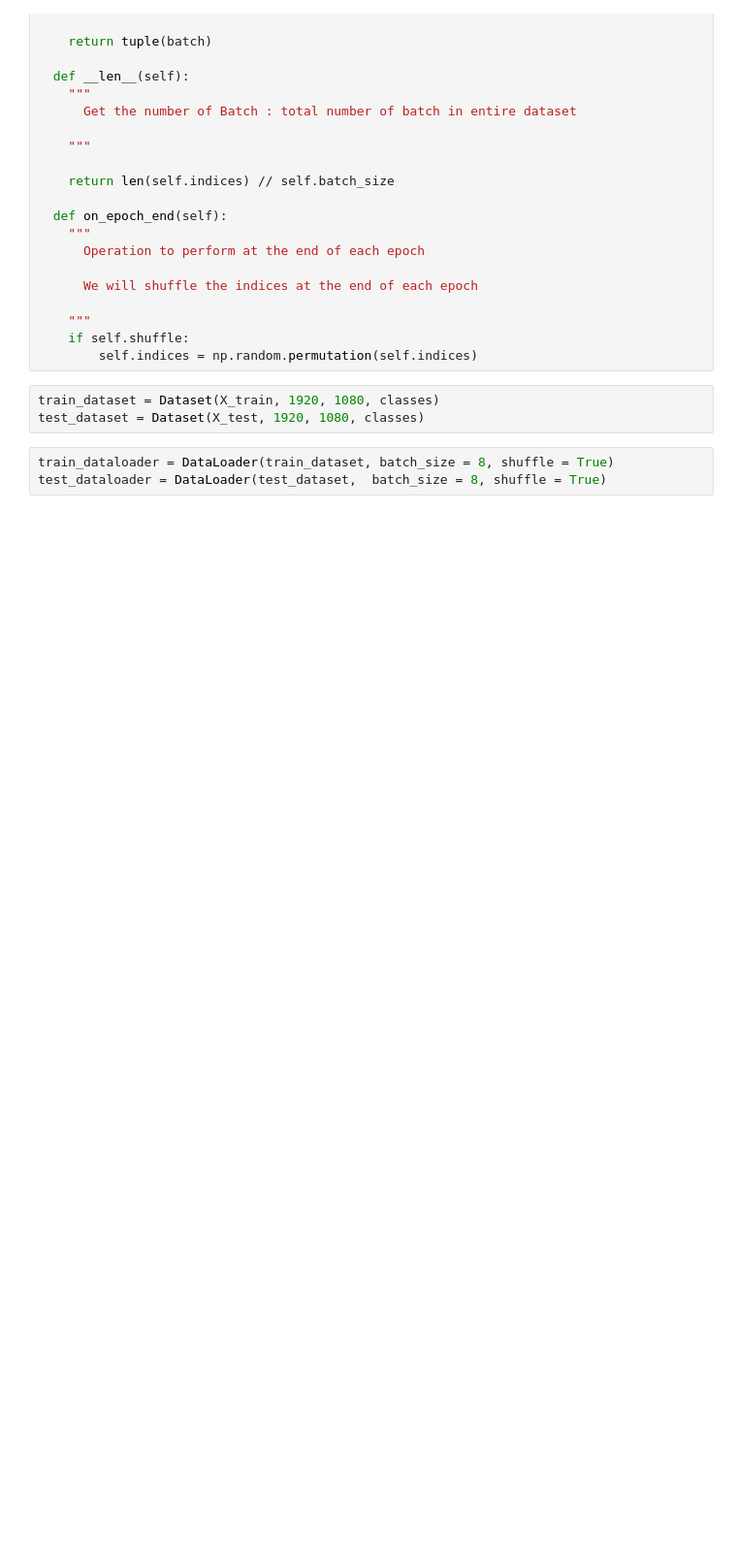
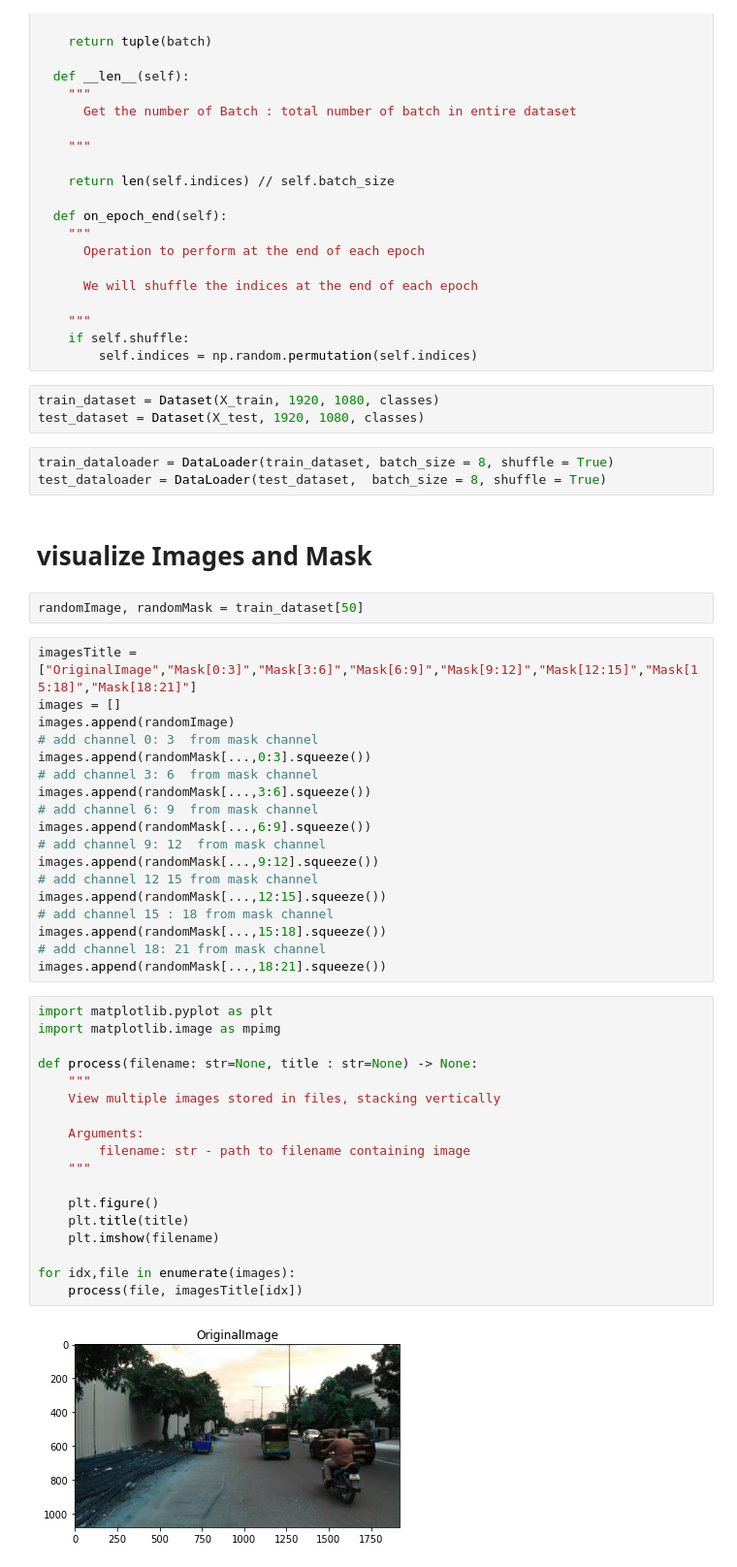
Before and after one commit to cr21/ImageSegmentation, a Jupyter notebook: U_Net.ipynb, the cells around one changed output. Shown: that part at 97% size. Drawn from its saved outputs; the diff is of its cells as text; blank space fills up the shorter version.

Commit message:
Pre processing of Dataset done

```diff
--- a/U_Net.ipynb
+++ b/U_Net.ipynb
@@ -238,3 +238,45 @@ test_dataset = Dataset(X_test, 1920, 1080, classes)
 # %%
 train_dataloader = DataLoader(train_dataset, batch_size = 8, shuffle = True)
 test_dataloader = DataLoader(test_dataset,  batch_size = 8, shuffle = True)
+# %% [markdown]
+# visualize  Images and Mask
+# %%
+randomImage, randomMask = train_dataset[50]
+# %%
+imagesTitle = ["OriginalImage","Mask[0:3]","Mask[3:6]","Mask[6:9]","Mask[9:12]","Mask[12:15]","Mask[15:18]","Mask[18:21]"]
+images = []
+images.append(randomImage)
+# add channel 0: 3  from mask channel
+images.append(randomMask[...,0:3].squeeze())
+# add channel 3: 6  from mask channel
+images.append(randomMask[...,3:6].squeeze())
+# add channel 6: 9  from mask channel
+images.append(randomMask[...,6:9].squeeze())
+# add channel 9: 12  from mask channel
+images.append(randomMask[...,9:12].squeeze())
+# add channel 12 15 from mask channel
+images.append(randomMask[...,12:15].squeeze())
+# add channel 15 : 18 from mask channel
+images.append(randomMask[...,15:18].squeeze())
+# add channel 18: 21 from mask channel
+images.append(randomMask[...,18:21].squeeze())
+# %%
+import matplotlib.pyplot as plt
+import matplotlib.image as mpimg
+
+def process(filename: str=None, title : str=None) -> None:
+    """
+    View multiple images stored in files, stacking vertically
+
+    Arguments:
+        filename: str - path to filename containing image
+    """
+
+    plt.figure()
+    plt.title(title)
+    plt.imshow(filename)
+
+for idx,file in enumerate(images):
+    process(file, imagesTitle[idx])
+# %% [output]
+[figure, added]
```
Also changed, not shown: parts of 3 cells of this notebook.
